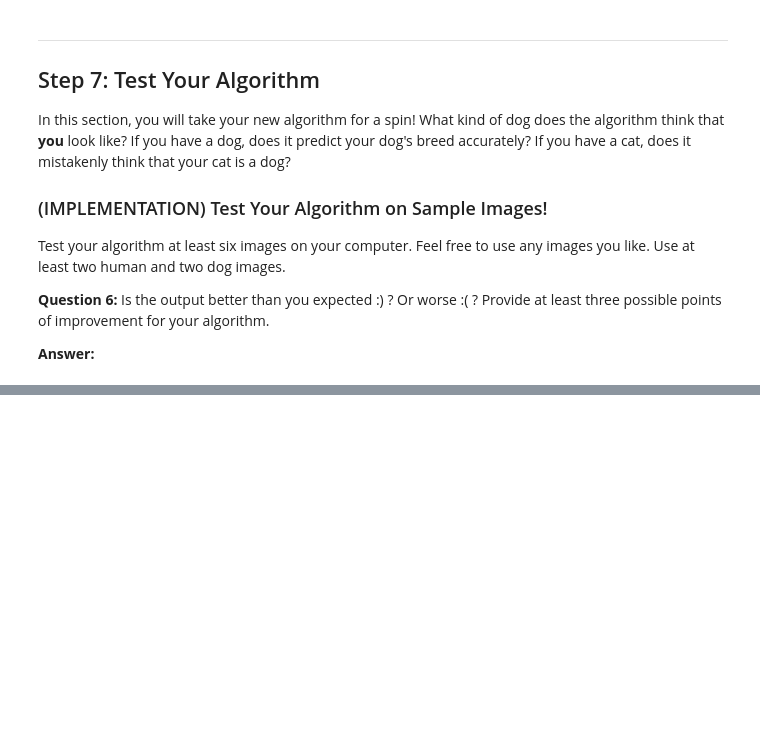
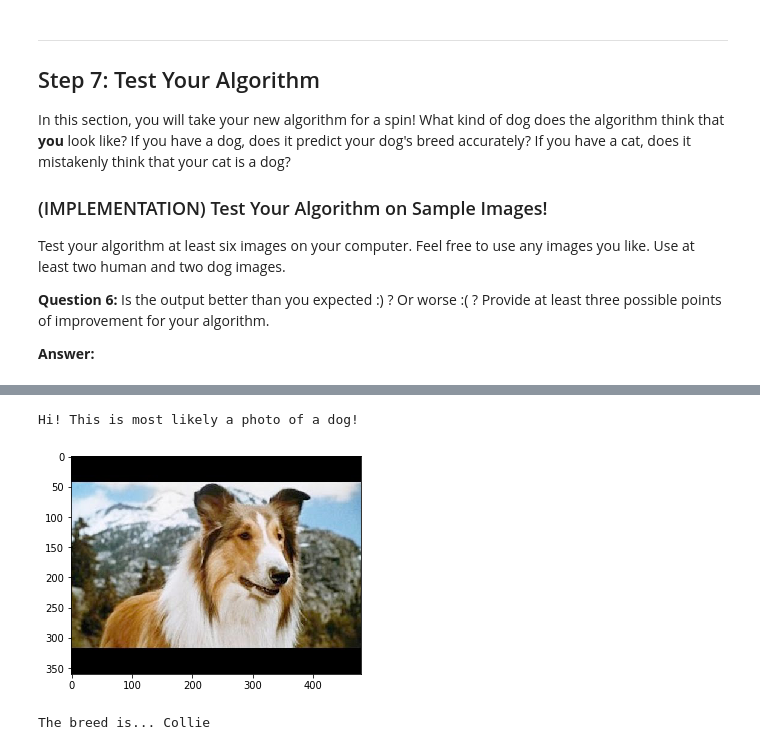
Before and after one commit to etakgoz/dog-project, a Jupyter notebook: dog_app.ipynb, the cells around one changed output, grey strips where cells are left out. Saved outputs shown, nothing was run; the diff lists cells and outputs as text; code cells hidden in the pictures; blank space fills up the shorter version.

```diff
--- a/dog_app.ipynb
+++ b/dog_app.ipynb
@@ -656,0 +811,7 @@ __Answer:__
+# %%
+# Sample Run 4: Photo of Lassie - Collie
+breed_detector("sampleImages/lassie.jpg")
+# %% [output]
+Hi! This is most likely a photo of a dog!
+[figure, added]
+The breed is... Collie
```
Also changed, not shown: parts of 27 cells of this notebook, 10 other files.
